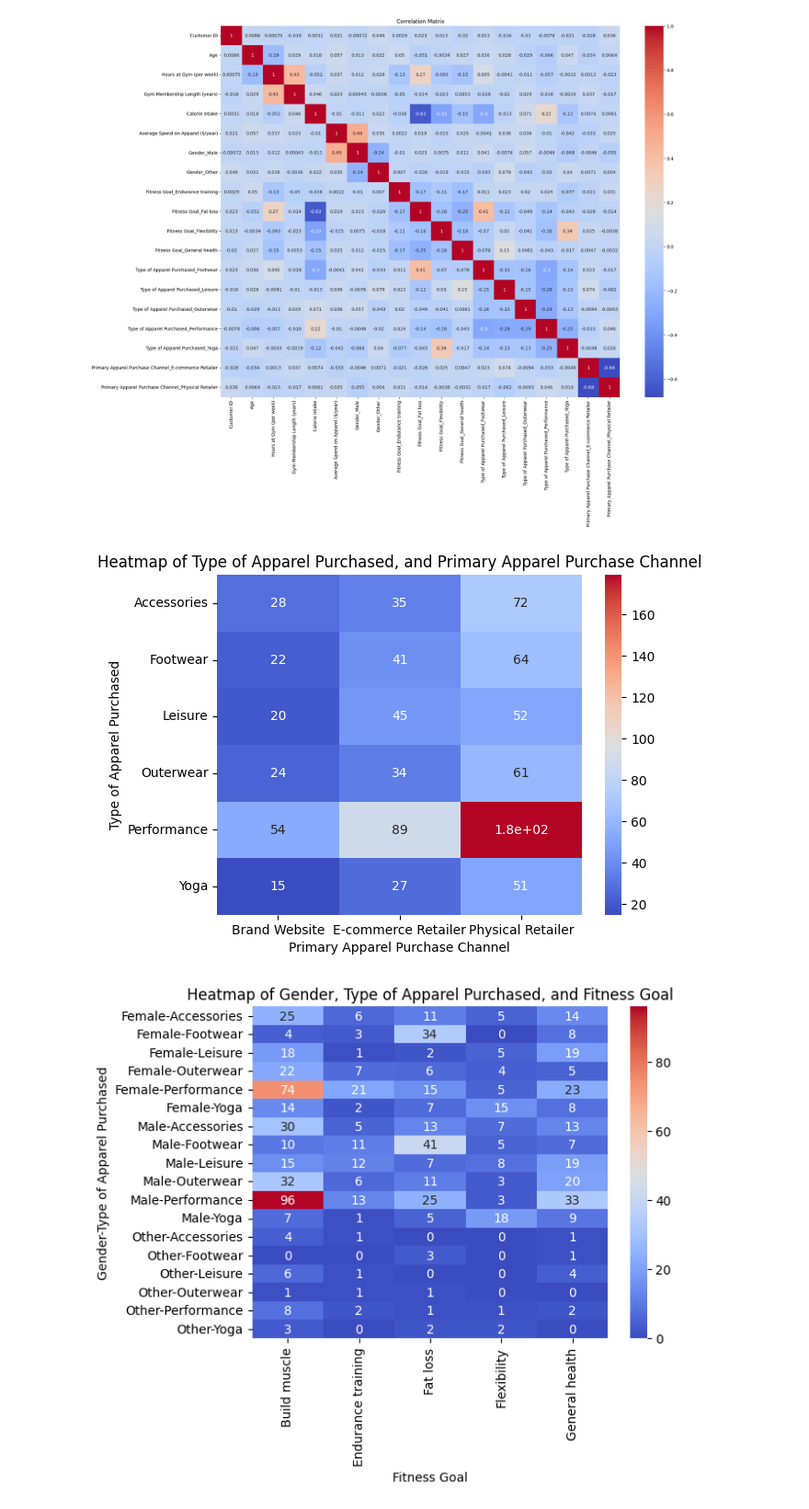
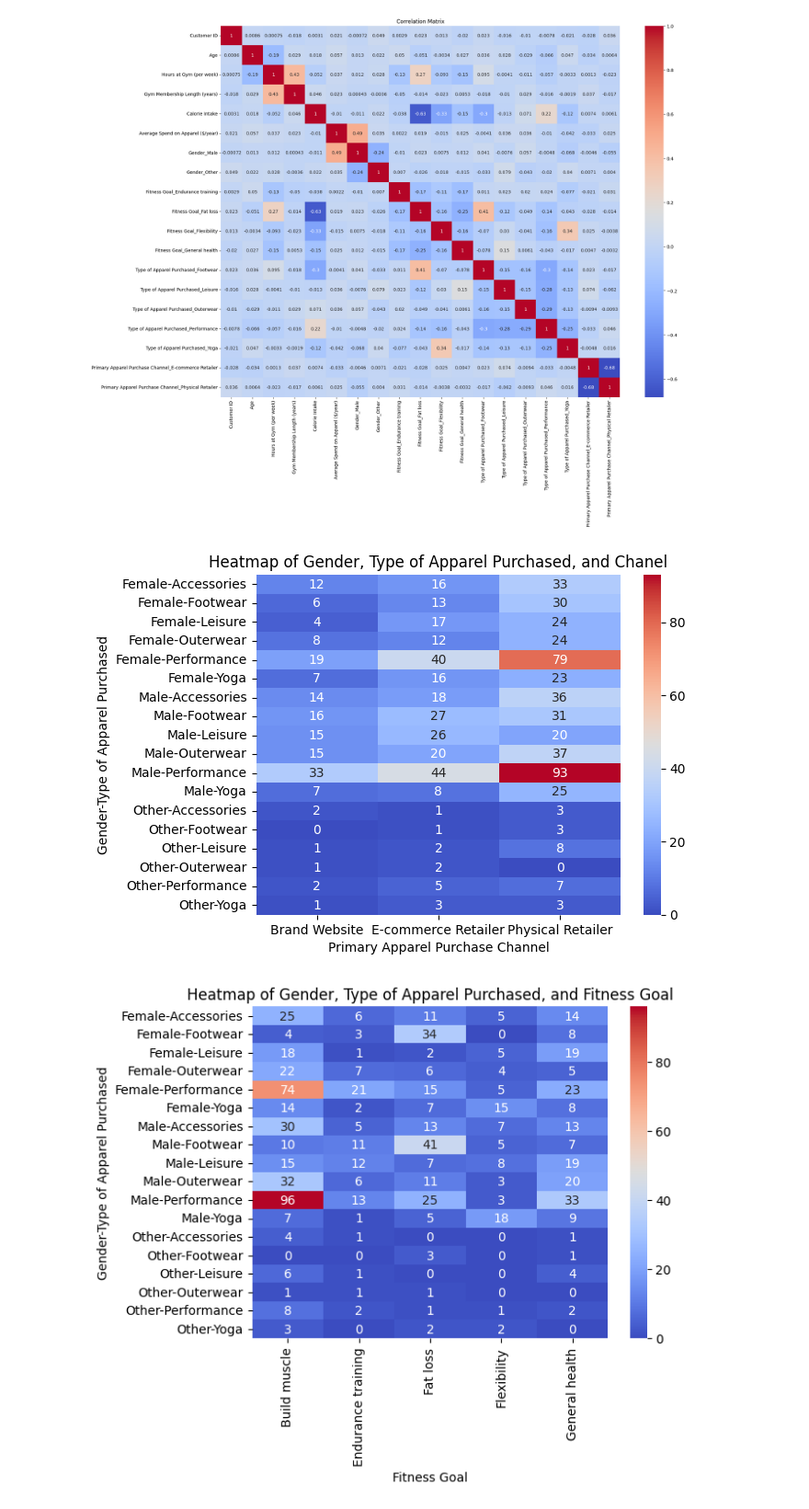
Before and after one commit to svnxxa/BOLT-First-Byte-Datathon, a Jupyter notebook: PulseGear x FlexField.ipynb, the cells around one changed output. Shown at 92% size. Drawn from its saved outputs; the diff is of its cells as text; code cells hidden in the pictures.

```diff
--- a/PulseGear x FlexField.ipynb
+++ b/PulseGear x FlexField.ipynb
@@ -253,13 +259,13 @@ plt.show()
 # %% [output]
 [figure]
 # %%
-ct = pd.crosstab(merged_data['Type of Apparel Purchased'], merged_data['Primary Apparel Purchase Channel'])
+ct = pd.crosstab([merged_data['Gender'], merged_data['Type of Apparel Purchased']], merged_data['Primary Apparel Purchase Channel'])
 
 sns.heatmap(ct, annot=True, cmap='coolwarm')
-plt.title('Heatmap of Type of Apparel Purchased, and Primary Apparel Purchase Channel')
+plt.title('Heatmap of Gender, Type of Apparel Purchased, and Chanel')
 plt.show()
 # %% [output]
-[figure, old version]
+[figure, new version]
 # %%
 ct = pd.crosstab([merged_data['Gender'], merged_data['Type of Apparel Purchased']], merged_data['Fitness Goal'])
 
```
Also changed, not shown: parts of 8 cells of this notebook.
